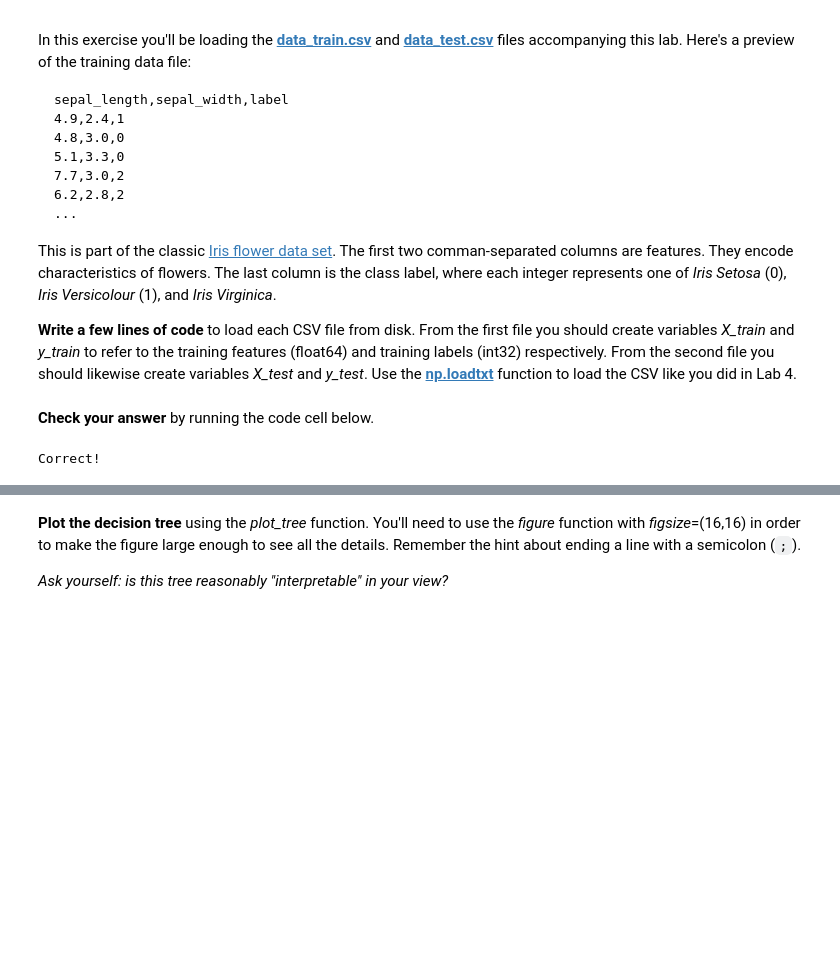
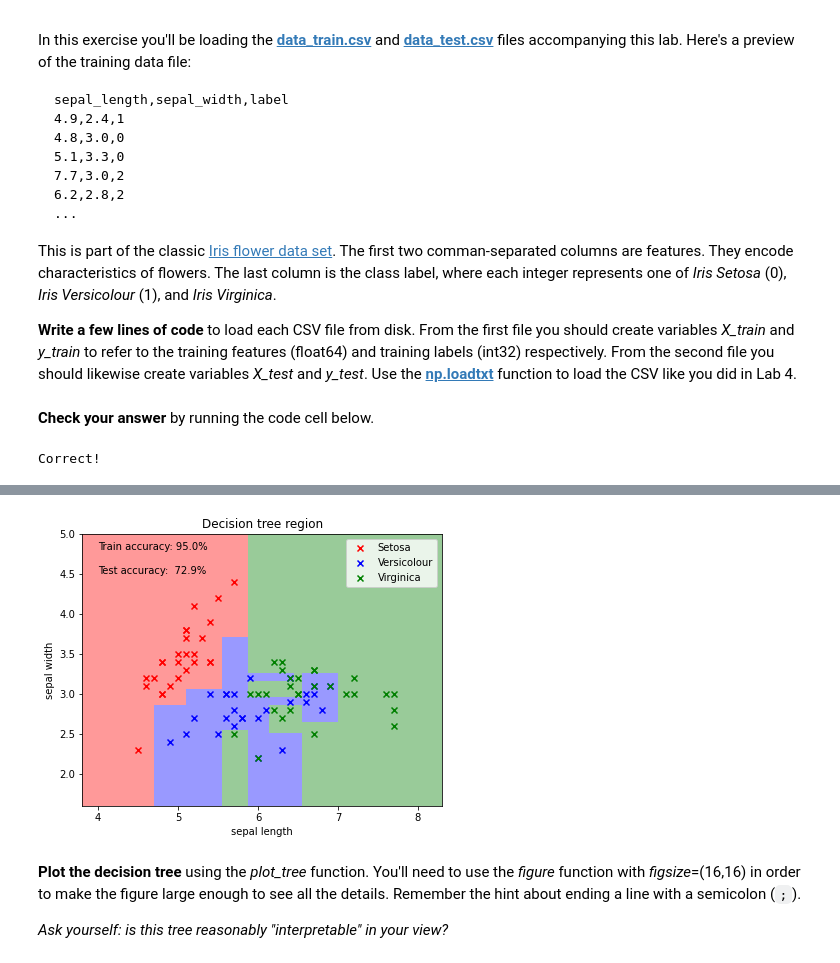
Before and after one commit to alimus22/SOEN, a Jupyter notebook: COMP432/lab6/lab6-exercises.ipynb, the cells around one changed output, grey strips where cells are left out. Cells and saved outputs as stored; diff of their text form; code cells hidden in the pictures; blank space fills up the shorter version.

```diff
--- a/COMP432/lab6/lab6-exercises.ipynb
+++ b/COMP432/lab6/lab6-exercises.ipynb
@@ -407,3 +401,29 @@ def plot_iris_predict(model):
+# %%
+def plot_iris_predict(model):
+    # Your prediction plotting code here. Aim for 8-12 lines.
+    iris_extent = (3.8, 8.3, 1.6, 5)
+    x1min, x1max ,x2min, x2max = iris_extent
+    x1, x2 = np.meshgrid(np.linspace(x1min, x1max, 100), np.linspace(x2min, x2max, 100))
+    X = np.column_stack([x1.ravel(), x2.ravel()])
+    y = model.predict(X).reshape(x1.shape)
+    cmap = matplotlib.colors.ListedColormap(['r', 'b', 'g'])
+    plt.imshow(y, extent=iris_extent, origin='lower', alpha=0.4, vmin=0, vmax=2, cmap=cmap, interpolation='nearest')
+    plt.xlim([x1min, x1max])
+    plt.ylim([x2min, x2max])
+    plt.gca().set_aspect('equal')
+
+
+# Your training, plotting, and evaluation code here. Aim for 7-9 lines.
+decisionTree = sklearn.tree.DecisionTreeClassifier(random_state=0).fit(X_train, y_train);
+predictionsTest = decisionTree.predict(X_test);
+predictionsTrain = decisionTree.predict(X_train);
+plt.figure(figsize=(8 ,5));
+plt.text(4, 4.8, s=f'Train accuracy: {sklearn.metrics.accuracy_score(y_train, predictionsTrain) * 100}%')
+plt.text(4, 4.5, s=f'Test accuracy: {sklearn.metrics.accuracy_score(y_test, predictionsTest) * 100: .1f}%')
+plot_iris_predict(decisionTree);
+plot_iris_data(X_train, y_train, 'Decision tree region');
+# %% [output]
+[figure, added]
 # %% [markdown]
 **Plot the decision tree** using the *plot_tree* function. You'll need to use the *figure* function with *figsize*=(16,16) in order to make the figure large enough to see all the details. Remember the hint about ending a line with a semicolon (`;`).
 
```
Also changed, not shown: parts of 11 cells of this notebook.
